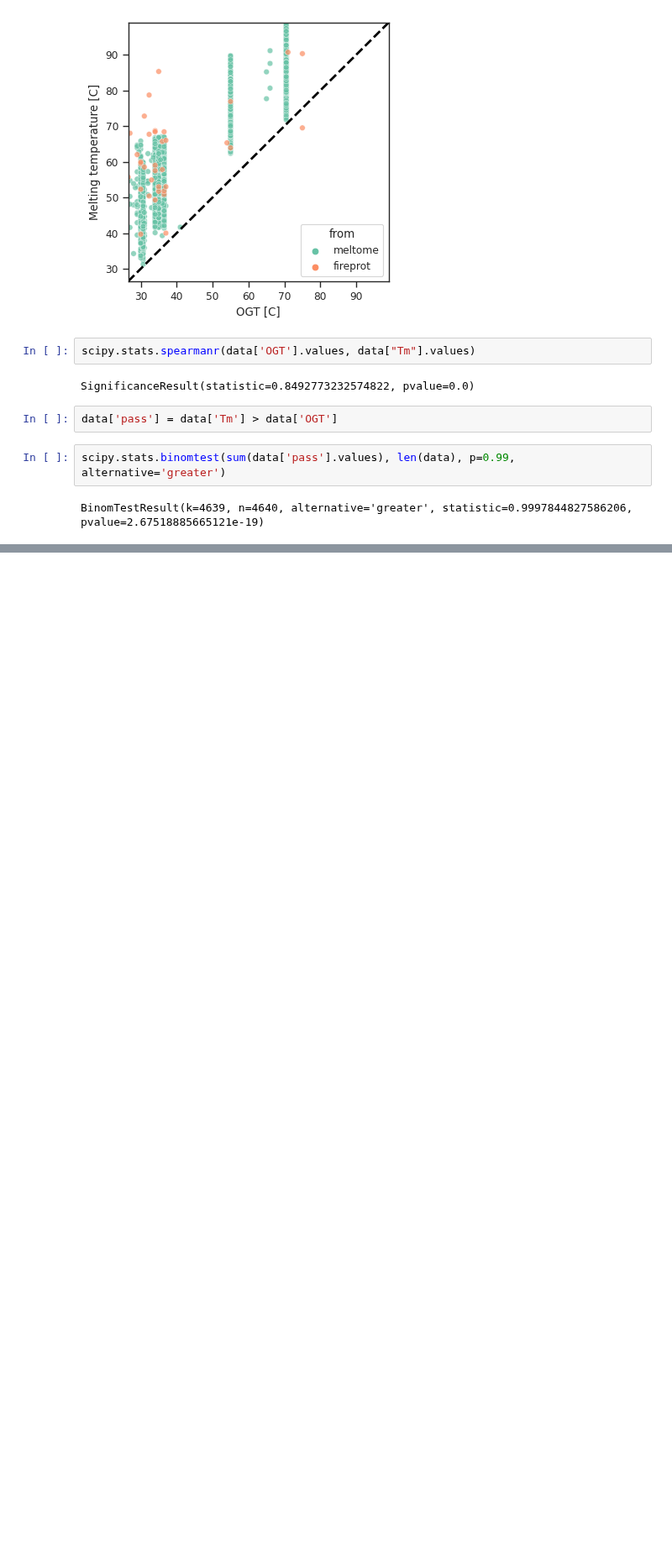
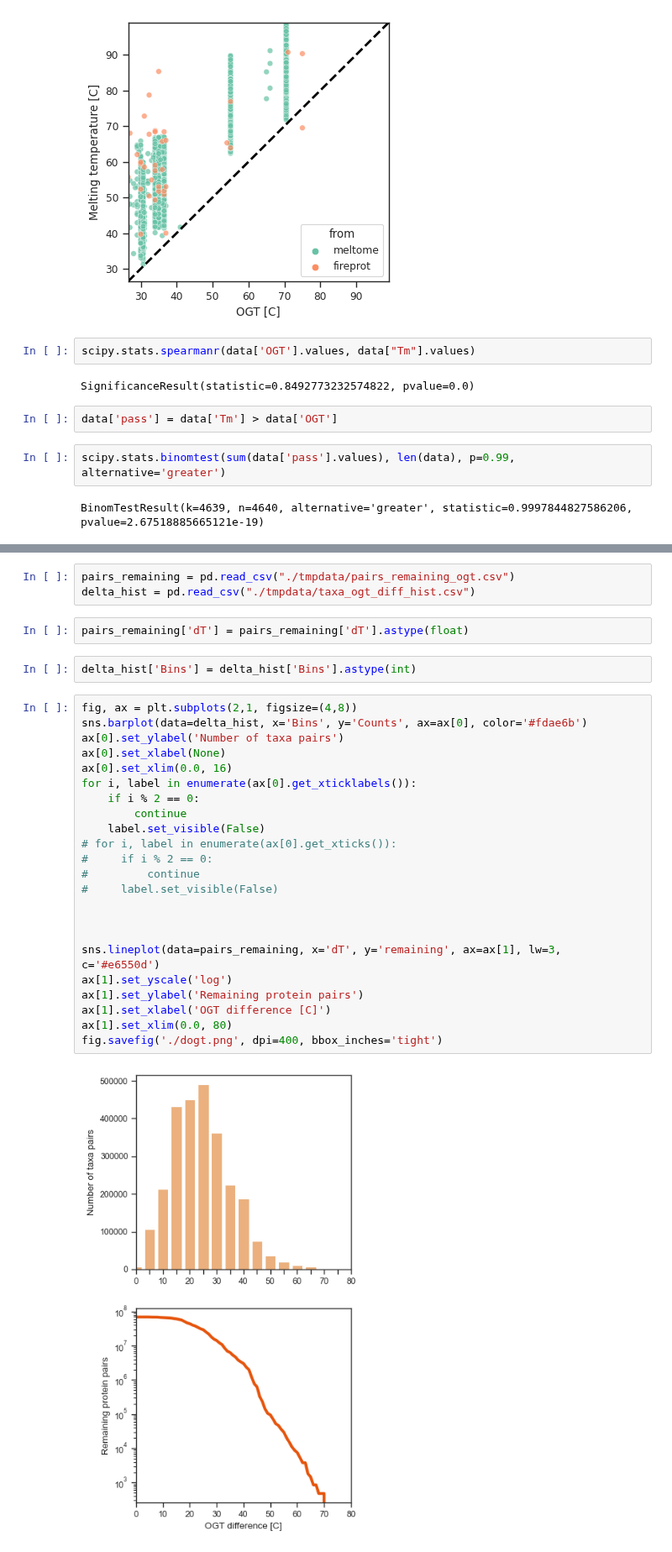
Before and after one commit to BeckResearchLab/learn2thermDB, a Jupyter notebook: plotting/final_plots.ipynb, the cells around one changed output, grey strips where cells are left out. Shown at 84% size. Saved outputs shown, nothing was run; the diff lists cells and outputs as text; blank space fills up the shorter version.

Commit message:
incorporating OGT delta analysis

```diff
--- a/plotting/final_plots.ipynb
+++ b/plotting/final_plots.ipynb
@@ -225,0 +228,32 @@ BinomTestResult(k=4639, n=4640, alternative='greater', statistic=0.9997844827586
+# %%
+pairs_remaining = pd.read_csv("./tmpdata/pairs_remaining_ogt.csv")
+delta_hist = pd.read_csv("./tmpdata/taxa_ogt_diff_hist.csv")
+# %%
+pairs_remaining['dT'] = pairs_remaining['dT'].astype(float)
+# %%
+delta_hist['Bins'] = delta_hist['Bins'].astype(int)
+# %%
+fig, ax = plt.subplots(2,1, figsize=(4,8))
+sns.barplot(data=delta_hist, x='Bins', y='Counts', ax=ax[0], color='#fdae6b')
+ax[0].set_ylabel('Number of taxa pairs')
+ax[0].set_xlabel(None)
+ax[0].set_xlim(0.0, 16)
+for i, label in enumerate(ax[0].get_xticklabels()):
+    if i % 2 == 0:
+        continue
+    label.set_visible(False)
+# for i, label in enumerate(ax[0].get_xticks()):
+#     if i % 2 == 0:
+#         continue
+#     label.set_visible(False)
+
+
+
+sns.lineplot(data=pairs_remaining, x='dT', y='remaining', ax=ax[1], lw=3, c='#e6550d')
+ax[1].set_yscale('log')
+ax[1].set_ylabel('Remaining protein pairs')
+ax[1].set_xlabel('OGT difference [C]')
+ax[1].set_xlim(0.0, 80)
+fig.savefig('./dogt.png', dpi=400, bbox_inches='tight')
+# %% [output]
+[figure, added]
```
Also changed, not shown: parts of 1 cell of this notebook, 1 other file.
